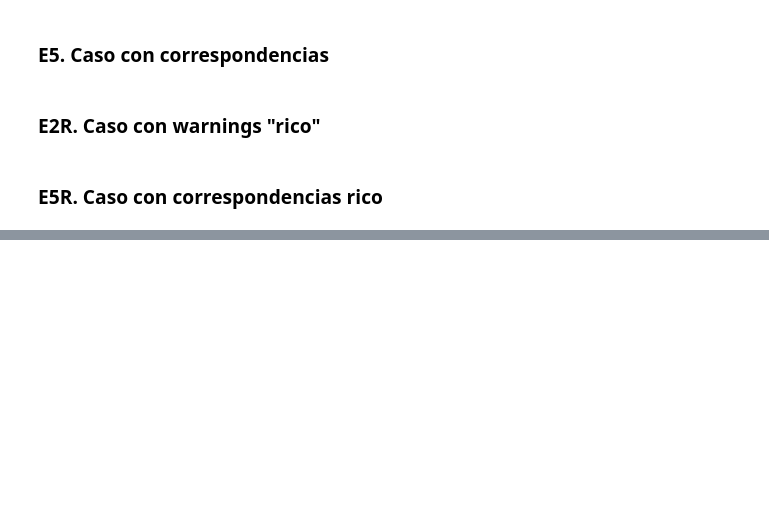
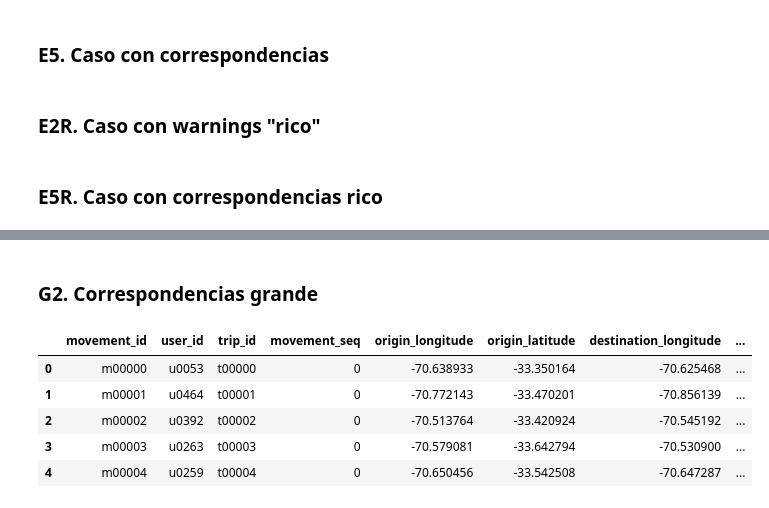
Before and after one commit to sebastianolmos/pylondrina, a Jupyter notebook: notebooks/testing/import_trips/integration_tests.ipynb, the cells around one changed output, grey strips where cells are left out. Cells and saved outputs as stored; diff of their text form; code cells hidden in the pictures; blank space fills up the shorter version.

```diff
--- a/notebooks/testing/import_trips/integration_tests.ipynb
+++ b/notebooks/testing/import_trips/integration_tests.ipynb
@@ -2581,0 +2641,54 @@ assert event_e5r["summary"]["output_rows"] == 50
+# %% [markdown]
+### G2. Correspondencias grande
+# %%
+field_corr_g2 = {
+    "movement_id": "id_mov_fuente",
+    "user_id": "id_persona_fuente",
+    "origin_longitude": "lon_o_fuente",
+    "origin_latitude": "lat_o_fuente",
+    "destination_longitude": "lon_d_fuente",
+    "destination_latitude": "lat_d_fuente",
+    "origin_h3_index": "h3_o_fuente",
+    "destination_h3_index": "h3_d_fuente",
+    "origin_time_utc": "t_origen_fuente",
+    "destination_time_utc": "t_destino_fuente",
+    "trip_id": "id_viaje_fuente",
+    "movement_seq": "seq_fuente",
+    "mode": "modo_fuente",
+    "purpose": "proposito_fuente",
+}
+
+value_corr_g2 = {
+    "mode": {
+        "A PIE": "walk",
+        "BUS": "bus",
+        "AUTO": "car",
+        "METRO": "metro",
+    },
+    "purpose": {
+        "TRABAJO": "work",
+        "ESTUDIO": "education",
+        "HOGAR": "home",
+        "COMPRAS": "shopping",
+    },
+}
+
+trips_g2, report_g2 = import_trips_from_dataframe(
+    df_g2,
+    schema=BASE_TRIP_SCHEMA,
+    source_name="synthetic_g2",
+    options=ImportOptions(keep_extra_fields=True),
+    field_correspondence=field_corr_g2,
+    value_correspondence=value_corr_g2,
+    provenance=BASE_PROVENANCE,
+    h3_resolution=8,
+)
+
+display(trips_g2.data.head())
+# %% [output]
+|  | movement_id | user_id | trip_id | movement_seq | origin_longitude | origin_latitude | destination_longitude | ... |
+| 0 | m00000 | u0053 | t00000 | 0 | -70.638933 | -33.350164 | -70.625468 | ... |
+| 1 | m00001 | u0464 | t00001 | 0 | -70.772143 | -33.470201 | -70.856139 | ... |
+| 2 | m00002 | u0392 | t00002 | 0 | -70.513764 | -33.420924 | -70.545192 | ... |
+| 3 | m00003 | u0263 | t00003 | 0 | -70.579081 | -33.642794 | -70.530900 | ... |
+| 4 | m00004 | u0259 | t00004 | 0 | -70.650456 | -33.542508 | -70.647287 | ... |
```
Also changed, not shown: parts of 13 cells of this notebook, 1 other file.
